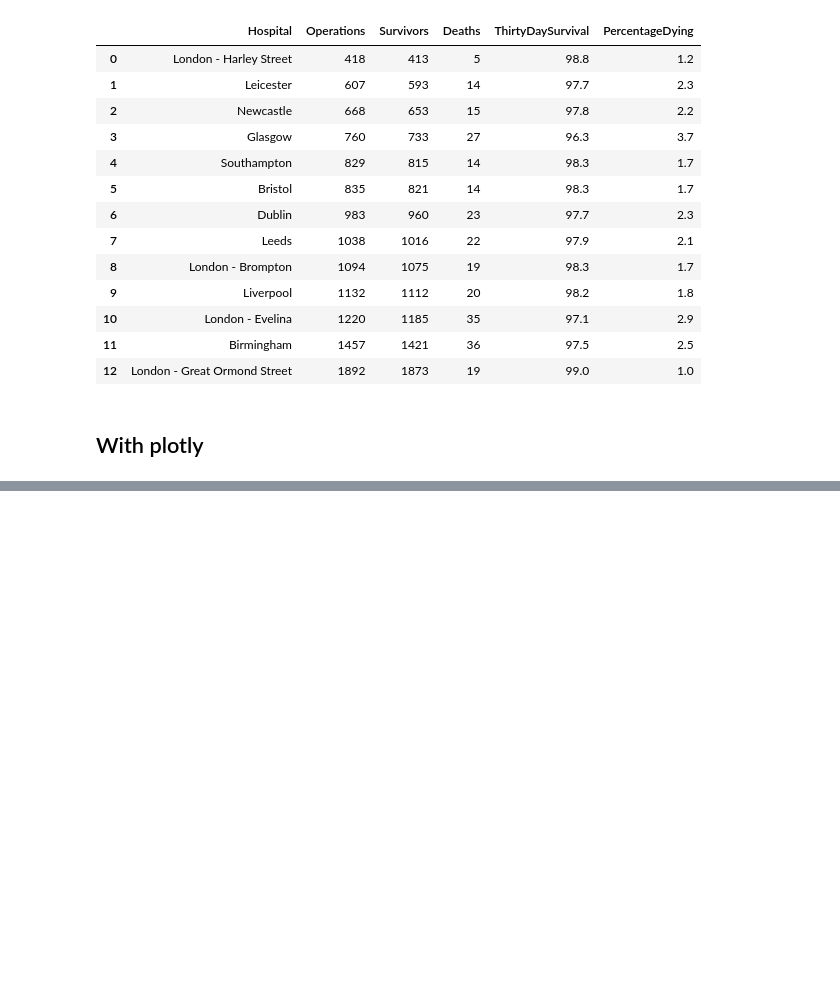
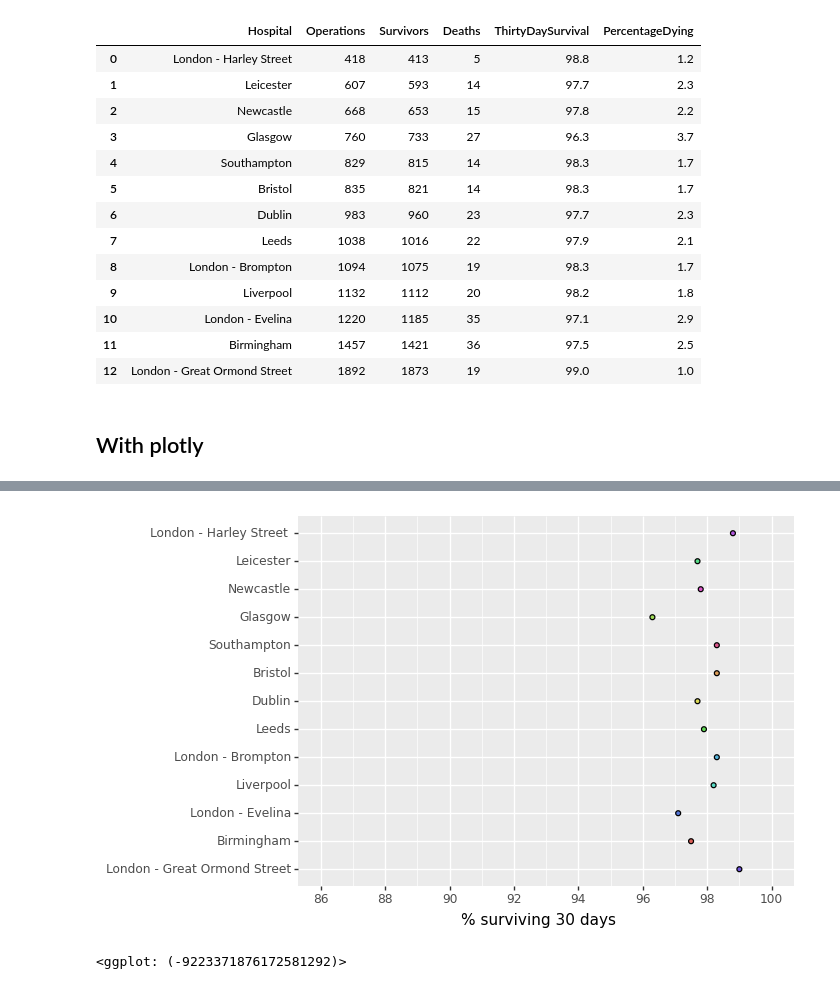
Before and after one commit to pmayd/ArtofStatistics, a Jupyter notebook: 01-1-2-3-child-heart-survival-times/01-1-child-heart-survival-x.ipynb, the cells around one changed output, grey strips where cells are left out. Drawn from its saved outputs; the diff is of its cells as text; code cells hidden in the pictures; blank space fills up the shorter version.

Commit message:
add dot par plot

```diff
--- a/01-1-2-3-child-heart-survival-times/01-1-child-heart-survival-x.ipynb
+++ b/01-1-2-3-child-heart-survival-times/01-1-child-heart-survival-x.ipynb
@@ -113,0 +137,14 @@ p # draws the plot
+# %%
+p = ggplot(df, aes(x="Hospital", y="ThirtyDaySurvival", fill="Hospital")) # constructs initial plot object, , starting with top row
+p += geom_point(stat = "identity") # assigns point chart-type
+p += coord_flip(ylim = [86,100]) # flips to horizontal bars and limits y-axis
+p += scale_y_continuous(breaks=range(86, 101, 2)) # assigns breaks every 2 percent
+p += scale_x_discrete(limits=df["Hospital"].values[::-1])
+p += scale_colour_brewer(type="qual", palette = "Accent") # sets the colour palette
+p += theme(legend_position="none") # removes the legend
+p += labs(x="", y="% surviving 30 days") # Adds y-axis label
+
+p # draws the plot
+# %% [output]
+[figure, added]
+<ggplot: (-9223371876172581292)>
```
Also changed, not shown: parts of 3 cells of this notebook.
